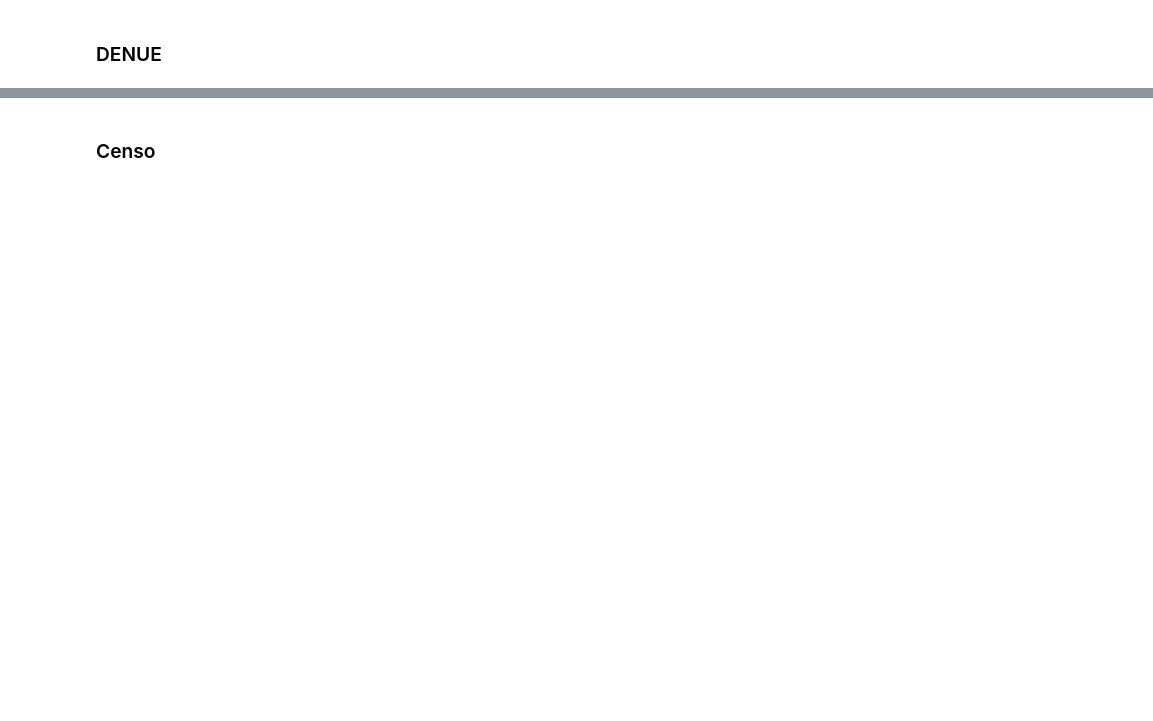
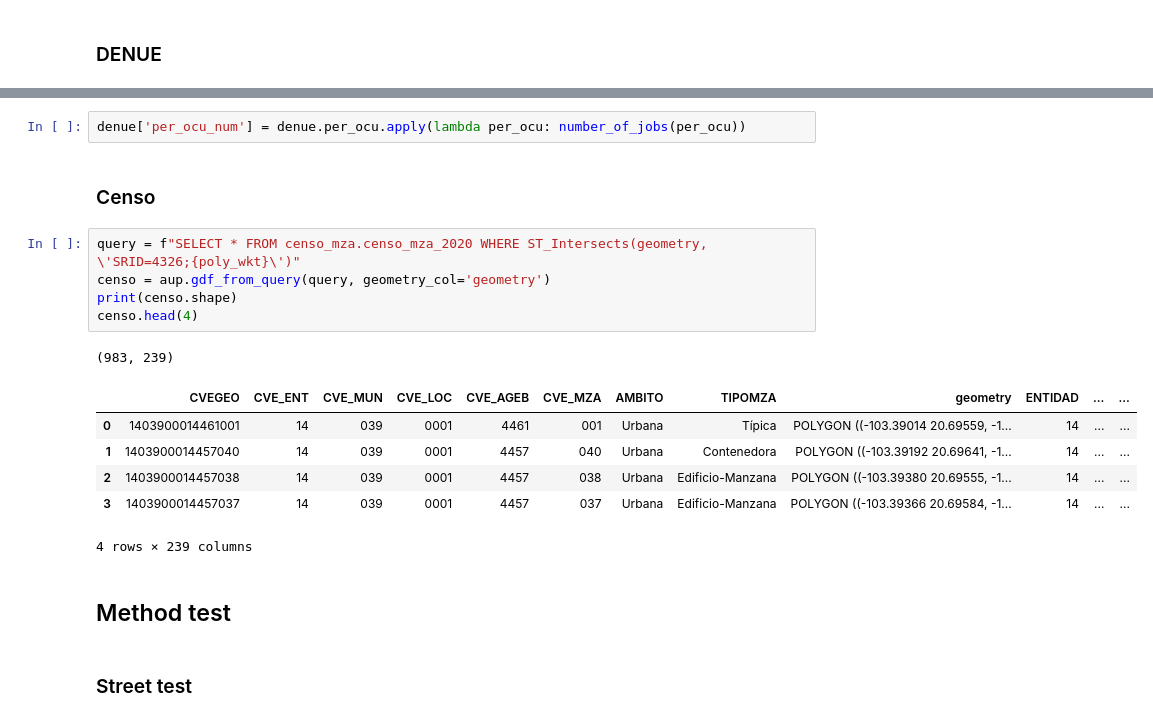
Before and after one commit to Observatorio-Ciudades/accesibilidad-urbana, a Jupyter notebook: notebooks/walking-experience/01-Testing-walking-experience.ipynb, the cells around one changed output, grey strips where cells are left out. Saved outputs shown, nothing was run; the diff lists cells and outputs as text; blank space fills up the shorter version.

Commit message:
Notebook development test walking experience

```diff
--- a/notebooks/walking-experience/01-Testing-walking-experience.ipynb
+++ b/notebooks/walking-experience/01-Testing-walking-experience.ipynb
@@ -100,2 +128,21 @@ entorno.head(4)
+# %%
+denue['per_ocu_num'] = denue.per_ocu.apply(lambda per_ocu: number_of_jobs(per_ocu))
 # %% [markdown]
 ### Censo
+# %%
+query = f"SELECT * FROM censo_mza.censo_mza_2020 WHERE ST_Intersects(geometry, \'SRID=4326;{poly_wkt}\')"
+censo = aup.gdf_from_query(query, geometry_col='geometry')
+print(censo.shape)
+censo.head(4)
+# %% [output]
+(983, 239)
+|  | CVEGEO | CVE_ENT | CVE_MUN | CVE_LOC | CVE_AGEB | CVE_MZA | AMBITO | TIPOMZA | geometry | ENTIDAD | ... | ... |
+| 0 | 1403900014461001 | 14 | 039 | 0001 | 4461 | 001 | Urbana | Típica | POLYGON ((-103.39014 20.69559, -1... | 14 | ... | ... |
+| 1 | 1403900014457040 | 14 | 039 | 0001 | 4457 | 040 | Urbana | Contenedora | POLYGON ((-103.39192 20.69641, -1... | 14 | ... | ... |
+| 2 | 1403900014457038 | 14 | 039 | 0001 | 4457 | 038 | Urbana | Edificio-Manzana | POLYGON ((-103.39380 20.69555, -1... | 14 | ... | ... |
+| 3 | 1403900014457037 | 14 | 039 | 0001 | 4457 | 037 | Urbana | Edificio-Manzana | POLYGON ((-103.39366 20.69584, -1... | 14 | ... | ... |
+4 rows × 239 columns
+# %% [markdown]
+## Method test
+# %% [markdown]
+### Street test
```
Also changed, not shown: parts of 32 cells of this notebook.
